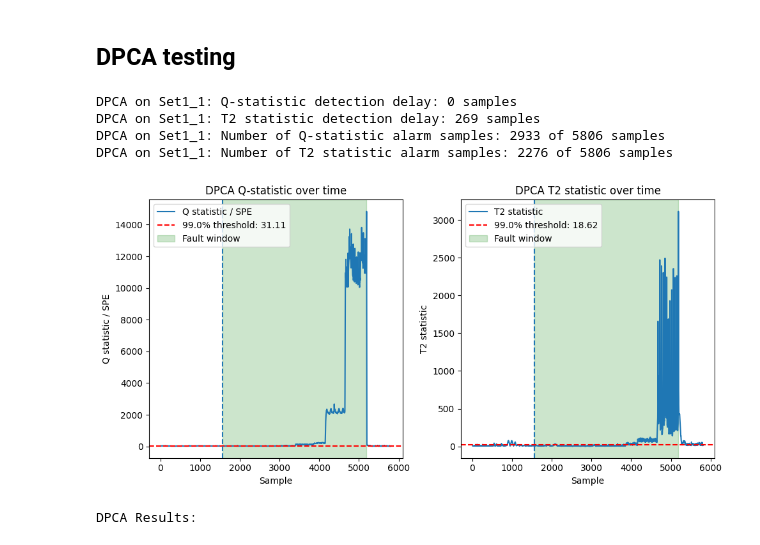
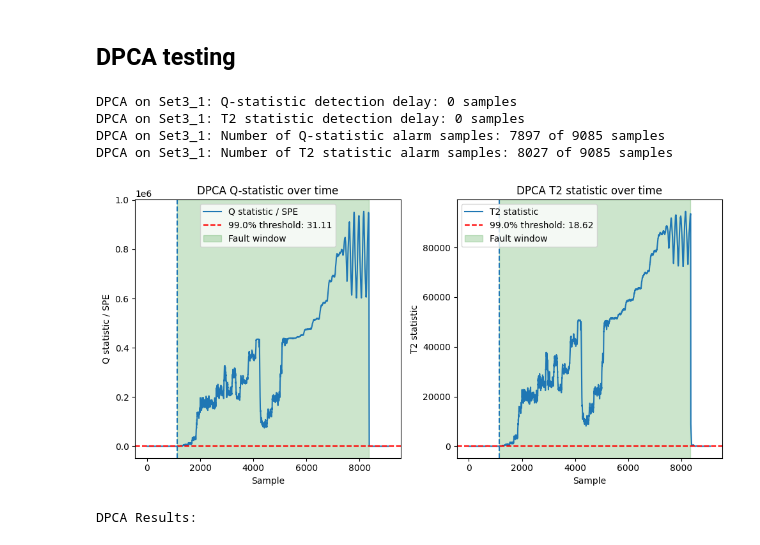
Before and after one commit to PeterAndersen-sdu/Fault-detection-project, a Jupyter notebook: main.ipynb, the cells around one changed output. Saved outputs shown, nothing was run; the diff lists cells and outputs as text; code cells hidden in the pictures.

```diff
--- a/main.ipynb
+++ b/main.ipynb
@@ -1056,49 +1087,49 @@ PCA Results:
 # %% [markdown]
 ## DPCA testing
 # %%
-# A single DPCA test on FaultyCase1 Set1_1
-case_name = "FaultyCase1"
-set_name = "Set1_1"
+# A single DPCA test on FaultyCase3 Set3_1
+case_name = "FaultyCase3"
+set_name = "Set3_1"
 windows = se_windows[case_name][set_name]
 
-DPCA_X_FC1_1 = fc_sets[0][set_name].sensors
-DPCA_X_FC1_1_lagged = dpca_prepare_matrix(DPCA_X_FC1_1, dpca_model)
-DPCA_Z_FC1_1 = dpca_transform(DPCA_X_FC1_1, dpca_model)
-DPCA_q_FC1_1 = q_statistic(DPCA_X_FC1_1_lagged, DPCA_Z_FC1_1, dpca_model["pca_model"])
-DPCA_t2_FC1_1 = t2_statistic(DPCA_Z_FC1_1, dpca_model["pca_model"])
+DPCA_X_FC3_1 = fc_sets[2][set_name].sensors
+DPCA_X_FC3_1_lagged = dpca_prepare_matrix(DPCA_X_FC3_1, dpca_model)
+DPCA_Z_FC3_1 = dpca_transform(DPCA_X_FC3_1, dpca_model)
+DPCA_q_FC3_1 = q_statistic(DPCA_X_FC3_1_lagged, DPCA_Z_FC3_1, dpca_model["pca_model"])
+DPCA_t2_FC3_1 = t2_statistic(DPCA_Z_FC3_1, dpca_model["pca_model"])
 
-q_alarm_mask = (DPCA_q_FC1_1 > threshold_q_dpca).to_numpy()
-t2_alarm_mask = (DPCA_t2_FC1_1 > threshold_t2_dpca).to_numpy()
+q_alarm_mask = (DPCA_q_FC3_1 > threshold_q_dpca).to_numpy()
+t2_alarm_mask = (DPCA_t2_FC3_1 > threshold_t2_dpca).to_numpy()
 
-print(f"DPCA on {set_name}: Q-statistic detection delay: {first_detection_delay(q_alarm_mask, windows, DPCA_q_FC1_1.index)} samples")
-print(f"DPCA on {set_name}: T2 statistic detection delay: {first_detection_delay(t2_alarm_mask, windows, DPCA_t2_FC1_1.index)} samples")
-print(f"DPCA on {set_name}: Number of Q-statistic alarm samples: {int(q_alarm_mask.sum())} of {len(DPCA_q_FC1_1)} samples")
-print(f"DPCA on {set_name}: Number of T2 statistic alarm samples: {int(t2_alarm_mask.sum())} of {len(DPCA_t2_FC1_1)} samples")
+print(f"DPCA on {set_name}: Q-statistic detection delay: {first_detection_delay(q_alarm_mask, windows, DPCA_q_FC3_1.index)} samples")
+print(f"DPCA on {set_name}: T2 statistic detection delay: {first_detection_delay(t2_alarm_mask, windows, DPCA_t2_FC3_1.index)} samples")
+print(f"DPCA on {set_name}: Number of Q-statistic alarm samples: {int(q_alarm_mask.sum())} of {len(DPCA_q_FC3_1)} samples")
+print(f"DPCA on {set_name}: Number of T2 statistic alarm samples: {int(t2_alarm_mask.sum())} of {len(DPCA_t2_FC3_1)} samples")
 
 fig, axes = plt.subplots(1, 2, figsize=(10, 5))
-axes[0].plot(DPCA_q_FC1_1, label='Q statistic / SPE')
+axes[0].plot(DPCA_q_FC3_1, label='Q statistic / SPE')
 axes[0].axhline(y=threshold_q_dpca, color='r', linestyle='--', label=f'{threshold_quantile:.1%} threshold: {threshold_q_dpca:.2f}')
 add_fault_spans(axes[0], windows, color='g', label='Fault window')
 axes[0].set_xlabel("Sample")
 axes[0].set_ylabel("Q statistic / SPE")
 axes[0].set_title("DPCA Q-statistic over time")
 axes[0].legend()
 
-axes[1].plot(DPCA_t2_FC1_1, label='T2 statistic')
+axes[1].plot(DPCA_t2_FC3_1, label='T2 statistic')
 axes[1].axhline(y=threshold_t2_dpca, color='r', linestyle='--', label=f'{threshold_quantile:.1%} threshold: {threshold_t2_dpca:.2f}')
 add_fault_spans(axes[1], windows, color='g', label='Fault window')
 axes[1].set_xlabel("Sample")
 axes[1].set_ylabel("T2 statistic")
 axes[1].set_title("DPCA T2 statistic over time")
 axes[1].legend()
 plt.tight_layout()
 plt.show()
 # %% [output]
-DPCA on Set1_1: Q-statistic detection delay: 0 samples
-DPCA on Set1_1: T2 statistic detection delay: 269 samples
-DPCA on Set1_1: Number of Q-statistic alarm samples: 2933 of 5806 samples
-DPCA on Set1_1: Number of T2 statistic alarm samples: 2276 of 5806 samples
+DPCA on Set3_1: Q-statistic detection delay: 0 samples
+DPCA on Set3_1: T2 statistic detection delay: 0 samples
+DPCA on Set3_1: Number of Q-statistic alarm samples: 7897 of 9085 samples
+DPCA on Set3_1: Number of T2 statistic alarm samples: 8027 of 9085 samples
-[figure, old version]
+[figure, new version]
 # %%
 # DPCA evaluation on all faulty/test sets.
 # DPCA statistics start at original sample index = time_lags, so use the Series index for delays and false alarms.
```
Also changed, not shown: parts of 18 cells of this notebook, 1 other file.
